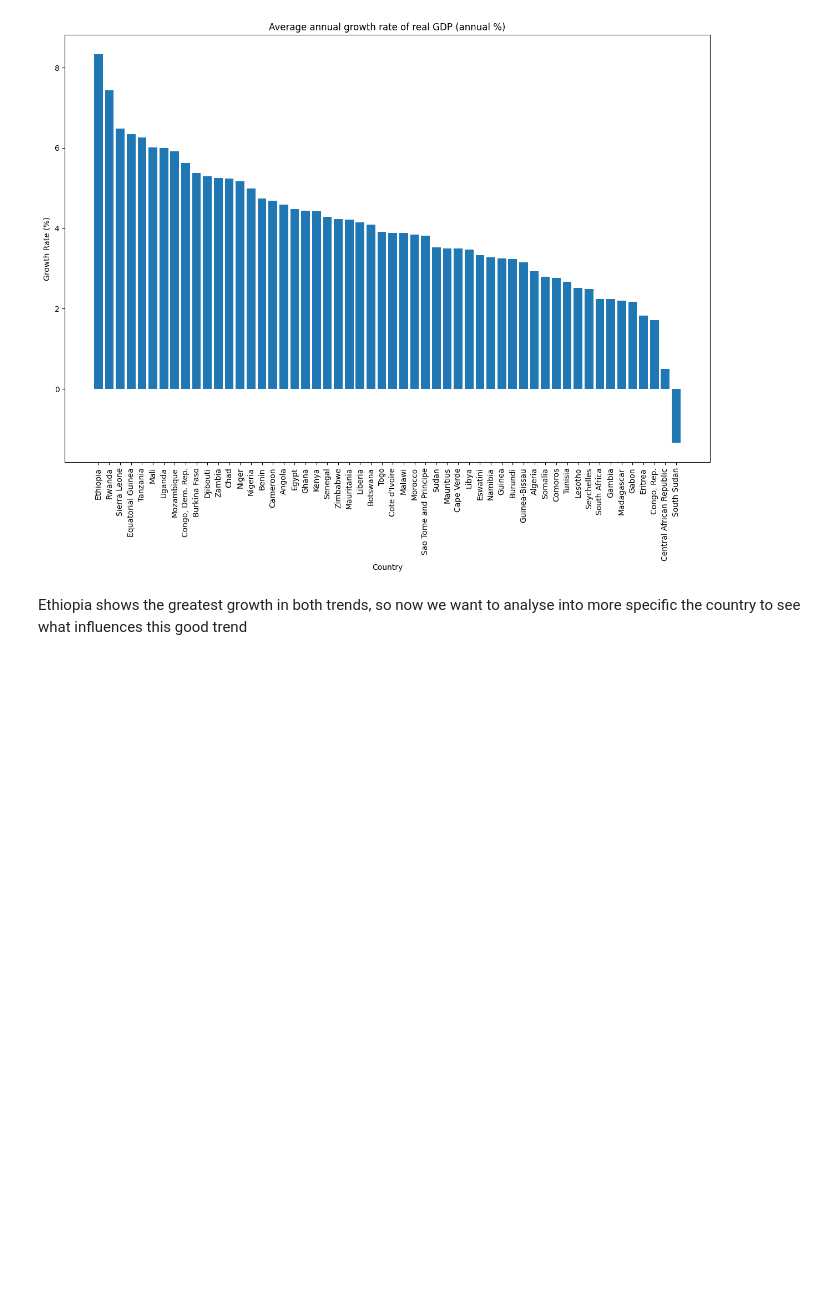
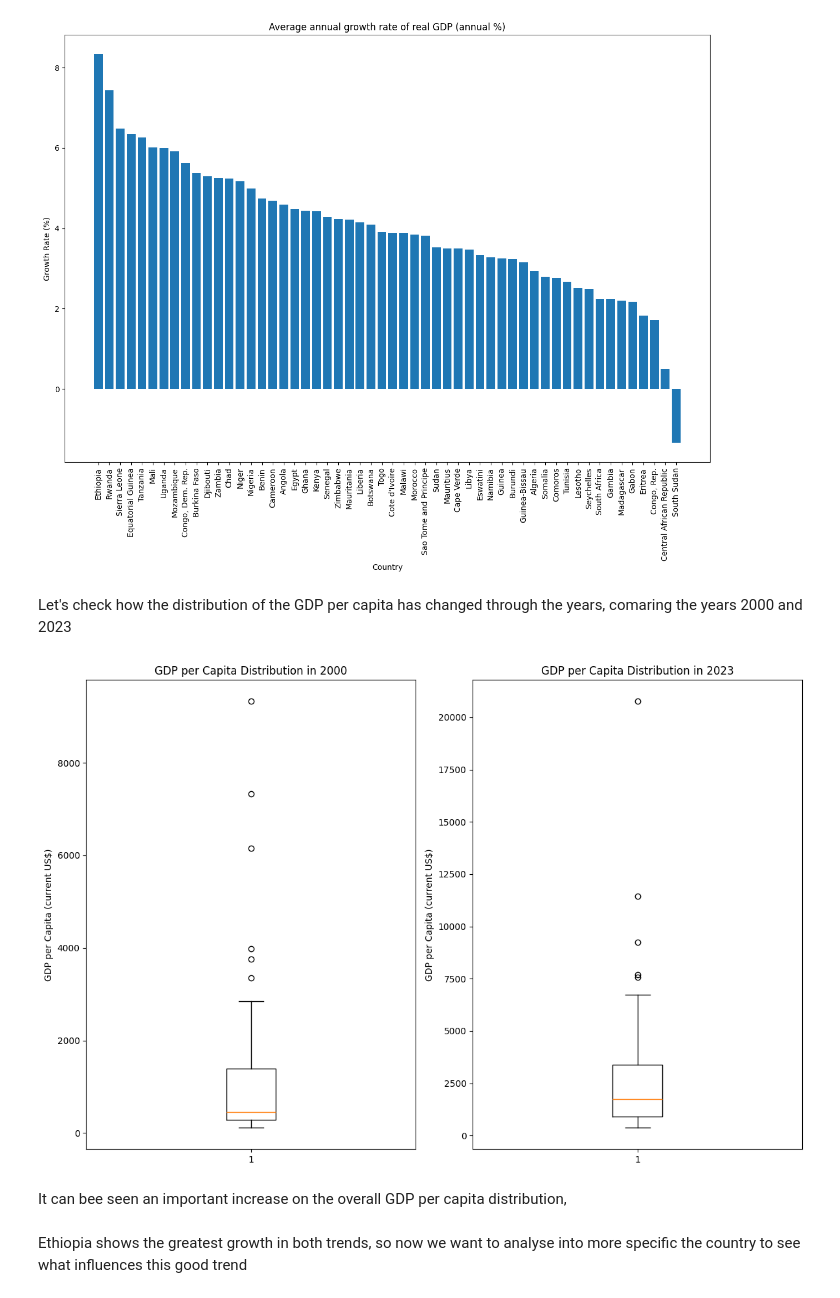
Before and after one commit to arsenilsina/prog_project, a Jupyter notebook: african_economies.ipynb, the cells around one changed output. Cells and saved outputs as stored; diff of their text form; code cells hidden in the pictures; blank space fills up the shorter version.

Commit message:
adding some plots

```diff
--- a/african_economies.ipynb
+++ b/african_economies.ipynb
@@ -139,6 +139,34 @@ plt.xlabel('Country')
 plt.show()
 # %% [output]
 [figure]
+# %% [markdown]
+Let's check how the distribution of the GDP per capita has changed through the years, comaring the years 2000 and 2023
+# %%
+mask_2000 = african_economies_21st_clean_df['Date'] == 2000
+mask_2023 = african_economies_21st_clean_df['Date'] == 2023
+african_economies_2000_df = african_economies_21st_clean_df[mask_2000]
+african_economies_2023_df = african_economies_21st_clean_df[mask_2023]
+# %%
+fig1, ax = plt.subplots(1, 2, figsize=(12, 8))  # Create an empty Figure and ax
+
+# Subplot 1: GDP per Capita 2000
+ax[0].boxplot(african_economies_2000_df['GDP per capita,(current US$)'])
+# Set the title and labels of the plot
+ax[0].set_title('GDP per Capita Distribution in 2000')
+ax[0].set_ylabel('GDP per Capita (current US$)')
+
+# Subplot 2: GDP per Capita 2023
+ax[1].boxplot(african_economies_2023_df['GDP per capita,(current US$)'])
+# Set the title and labels of the plot
+ax[1].set_title('GDP per Capita Distribution in 2023')
+ax[1].set_ylabel('GDP per Capita (current US$)')
+
+plt.tight_layout()
+plt.show()
+# %% [output]
+[figure, added]
+# %% [markdown]
+It can bee seen an important increase on the overall GDP per capita distribution,
 # %% [markdown]
 Ethiopia shows the greatest growth in both trends, so now we want to analyse into more specific the country to see what influences this good trend
 # %%
```
